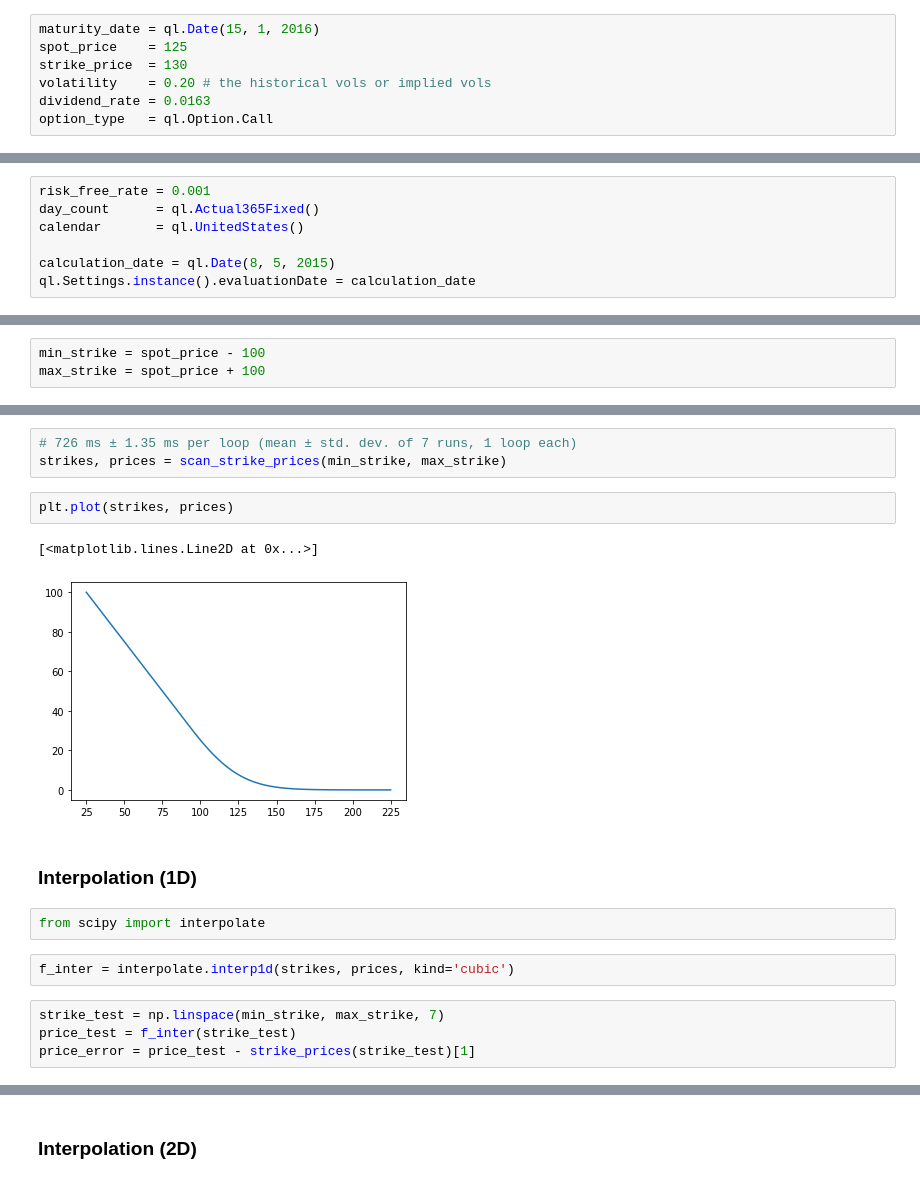
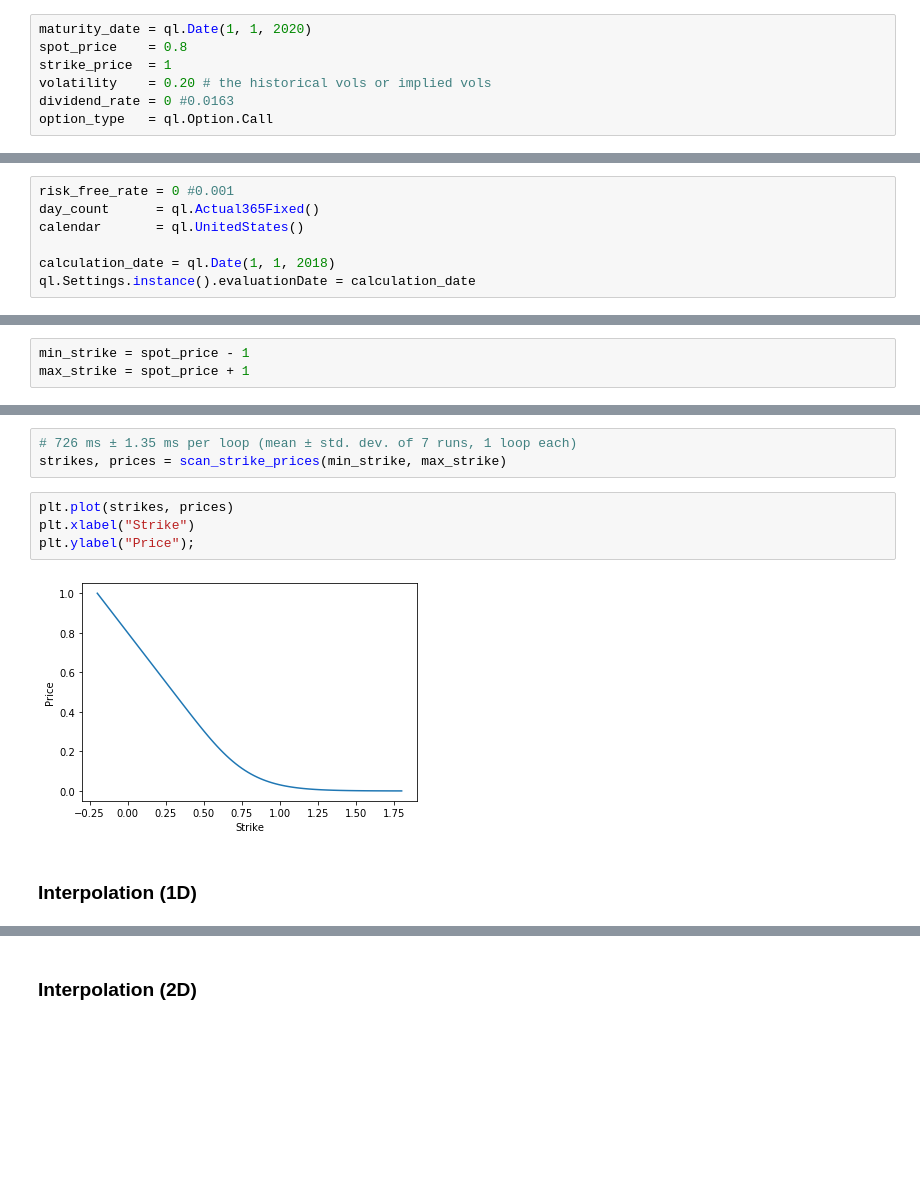
Before and after one commit to catana-research/JupyterNotebooks, a Jupyter notebook: HighPerformanceComputing/Interpolation.ipynb, the cells around one changed output, grey strips where cells are left out. Cells and saved outputs as stored; diff of their text form; blank space fills up the shorter version.

Commit message:
Add Interpolation and Pandas

```diff
--- a/HighPerformanceComputing/Interpolation.ipynb
+++ b/HighPerformanceComputing/Interpolation.ipynb
@@ -12,20 +12,20 @@ import pandas as pd
 # %% [markdown]
 ## Option Configuration
 # %%
-maturity_date = ql.Date(15, 1, 2016)
-spot_price    = 125
-strike_price  = 130
+maturity_date = ql.Date(1, 1, 2020)
+spot_price    = 0.8
+strike_price  = 1
 volatility    = 0.20 # the historical vols or implied vols
-dividend_rate = 0.0163
+dividend_rate = 0 #0.0163
 option_type   = ql.Option.Call
 # %% [markdown]
 ## Market configuration
 # %%
-risk_free_rate = 0.001
+risk_free_rate = 0 #0.001
 day_count      = ql.Actual365Fixed()
 calendar       = ql.UnitedStates()
 
-calculation_date = ql.Date(8, 5, 2015)
+calculation_date = ql.Date(1, 1, 2018)
 ql.Settings.instance().evaluationDate = calculation_date
 # %% [markdown]
 ## Option objects
@@ -113,8 +114,8 @@ array([-0.00444957,  0.00432494, -0.00427525,  0.00415393, -0.00410268,
 # %% [markdown]
 ## Interpolation pricing
 # %%
-min_strike = spot_price - 100
-max_strike = spot_price + 100
+min_strike = spot_price - 1
+max_strike = spot_price + 1
 # %% [markdown]
 ### Brute force
 # %%
@@ -132,16 +133,9 @@ def scan_strike_prices(strike_min, strike_max, n_strikes=100, n_steps=1000):
 strikes, prices = scan_strike_prices(min_strike, max_strike)
 # %%
 plt.plot(strikes, prices)
+plt.xlabel("Strike")
+plt.ylabel("Price");
 # %% [output]
-[<matplotlib.lines.Line2D at 0x...>]
-[figure, old version]
+[figure, new version]
 # %% [markdown]
 ### Interpolation (1D)
-# %%
-from scipy import interpolate
-# %%
-f_inter = interpolate.interp1d(strikes, prices, kind='cubic')
-# %%
-strike_test = np.linspace(min_strike, max_strike, 7)
-price_test = f_inter(strike_test)
-price_error = price_test - strike_prices(strike_test)[1]
```
Also changed, not shown: parts of 23 cells of this notebook, 3 other files.
